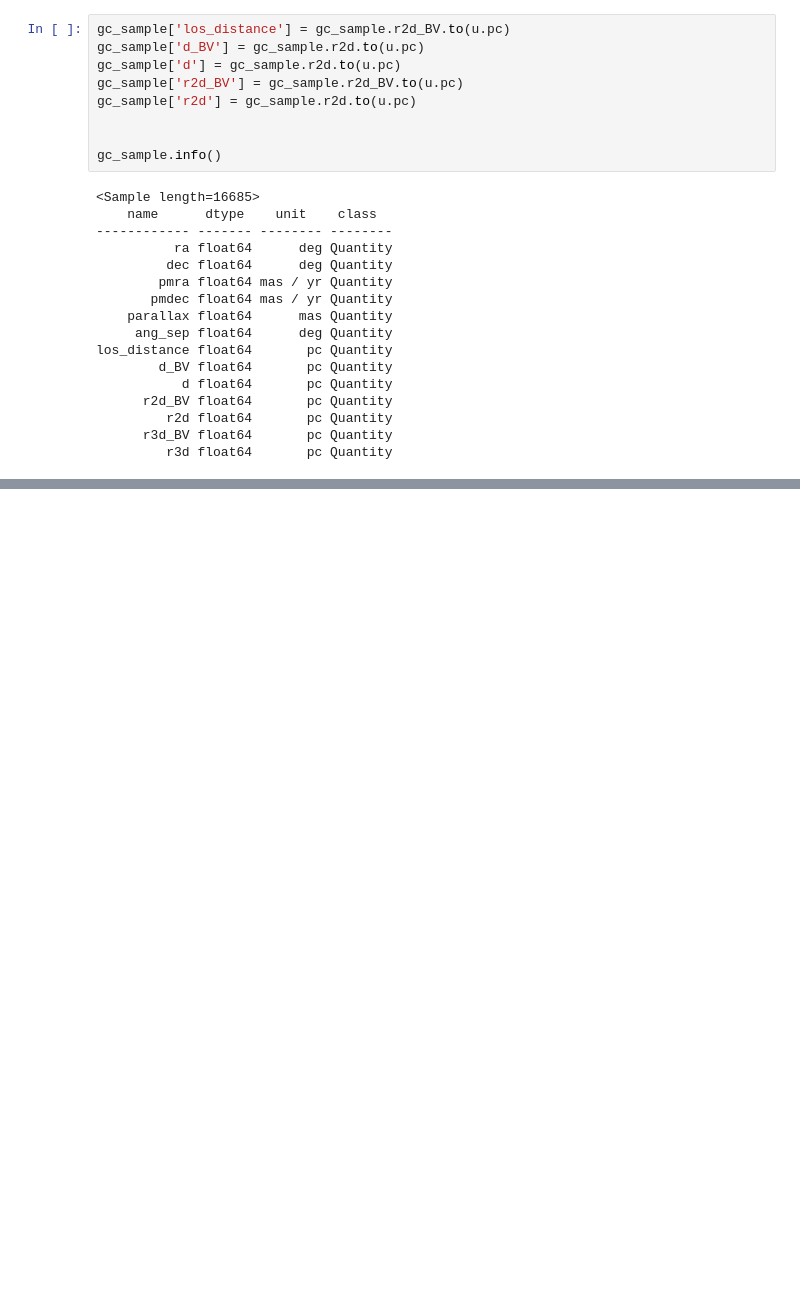
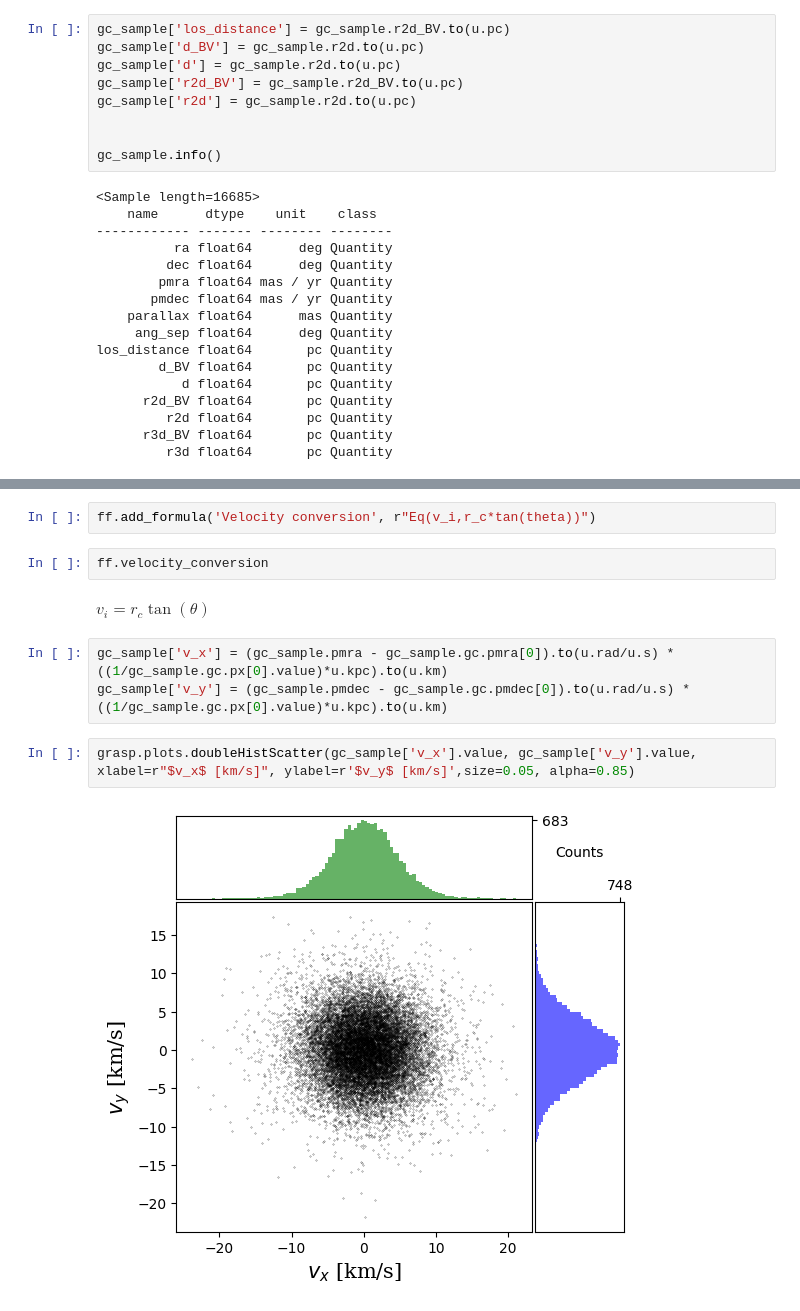
Before and after one commit to pietroferraiuolo/GRASP, a Jupyter notebook: scripts/n6121_analysis.ipynb, the cells around one changed output, grey strips where cells are left out. Cells and saved outputs as stored; diff of their text form; blank space fills up the shorter version.

```diff
--- a/scripts/n6121_analysis.ipynb
+++ b/scripts/n6121_analysis.ipynb
@@ -630,0 +706,13 @@ grasp.plots.doubleHistScatter(gc_sample.r3d_BV.value, gc_sample.r3d.value, xlim=
+# %%
+ff.add_formula('Velocity conversion', r"Eq(v_i,r_c*tan(theta))")
+# %%
+ff.velocity_conversion
+# %% [output]
+$\displaystyle v_{i} = r_{c} \tan{\left(\theta \right)}$
+# %%
+gc_sample['v_x'] = (gc_sample.pmra - gc_sample.gc.pmra[0]).to(u.rad/u.s) * ((1/gc_sample.gc.px[0].value)*u.kpc).to(u.km)
+gc_sample['v_y'] = (gc_sample.pmdec - gc_sample.gc.pmdec[0]).to(u.rad/u.s) * ((1/gc_sample.gc.px[0].value)*u.kpc).to(u.km)
+# %%
+grasp.plots.doubleHistScatter(gc_sample['v_x'].value, gc_sample['v_y'].value, xlabel=r"$v_x$ [km/s]", ylabel=r'$v_y$ [km/s]',size=0.05, alpha=0.85)
+# %% [output]
+[figure, added]
```
Also changed, not shown: parts of 12 cells of this notebook, 2 other files.
